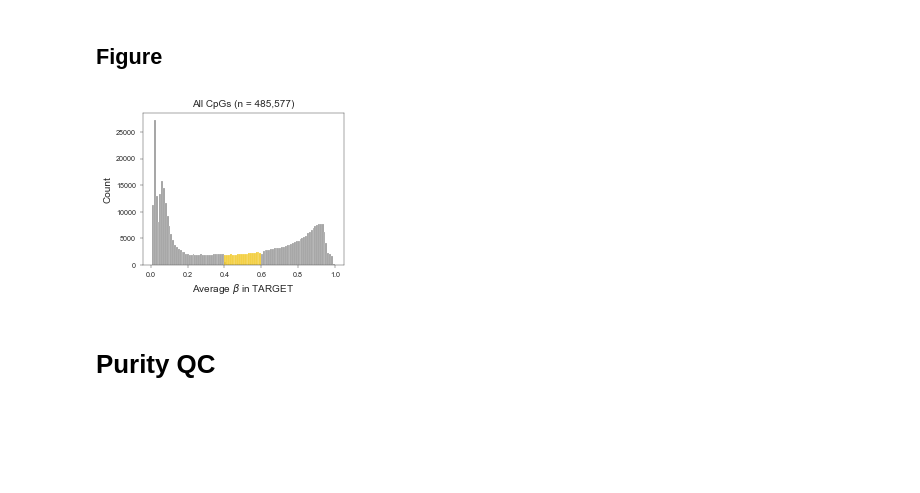
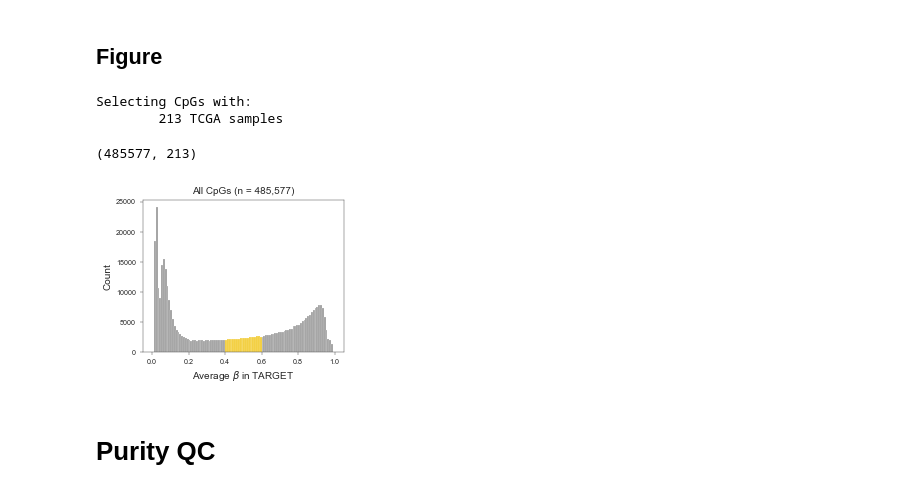
Before and after one commit to danmonyak/EpiClockNBL, a Jupyter notebook: Select_fCpGs/Save unbiased sites beta values.ipynb, the cells around one changed output. Saved outputs shown, nothing was run; the diff lists cells and outputs as text; code cells hidden in the pictures; blank space fills up the shorter version.

```diff
--- a/Select_fCpGs/Save unbiased sites beta values.ipynb
+++ b/Select_fCpGs/Save unbiased sites beta values.ipynb
@@ -71,45 +52,65 @@ Selecting CpGs with:
 sf = pc_consts['sf']
 figsize = np.array([9, 7])
 sns.set(rc={"savefig.bbox":'tight', 'axes.linewidth':sf}, font_scale=1, style='ticks')
+# %%
+mean_only_criteria = copy.deepcopy(local_util.CLOCK_CRITERIA)
+del mean_only_criteria['normal']
+del mean_only_criteria['tumor']['beta_nan_fracs']
+mean_only_criteria
+
+mean_only_sites = local_util.gen_CpG_set(data, criteria=mean_only_criteria, neutral_DNA_CpG_list=None)
+# %% [output]
+Selecting CpGs with:
+        213 TCGA samples
+# %%
+data['tumor']['beta_values_SELECTION'].shape
+# %% [output]
+(485577, 213)
 # %%
 ## Inter-tumor mean
 # Plot inter-tumor mean beta for each unbiased site
 
 # Create plot
 fig, ax = plt.subplots(1, 1, figsize=figsize * sf)
 
 binwidth=0.01
 # bins = np.concatenate([
 #     getBinEdges(data['tumor']['beta_means'].loc[data['allCpGs']].min(), data['tumor']['beta_means'].loc[unbiased_sites].min(), binwidth, hardStop=True),
 #     getBinEdges(data['tumor']['beta_means'].loc[unbiased_sites].max(), data['tumor']['beta_means'].loc[data['allCpGs']].max(), binwidth, hardStop=False)
 # ])
 
+bins = np.concatenate([
+    local_util.getBinEdges(data['tumor']['beta_means'].min(), data['tumor']['beta_means'].loc[mean_only_sites].min(), binwidth, hardStop=True),
+    local_util.getBinEdges(data['tumor']['beta_means'].loc[mean_only_sites].max(), data['tumor']['beta_means'].max(), binwidth, hardStop=False)
+])
 sns.histplot(ax=ax,      # Biased sites
-             x=data['tumor']['beta_means'].loc[list(set(data['allCpGs']).difference(set(unbiased_sites)))],
+             # x=data['tumor']['beta_means'].loc[list(set(data['allCpGs']).difference(set(unbiased_sites)))],
+             x=data['tumor']['beta_means'].loc[list(set(data['allCpGs']).difference(set(mean_only_sites)))],
              color=pc_consts['palette_jco'][2], alpha=pc_consts['opacity'],
-             binwidth=binwidth
-#              bins = bins
+             # binwidth=binwidth
+             bins = bins
             )
 sns.histplot(ax=ax,      # Unbiased sites
-             x=data['tumor']['beta_means'].loc[unbiased_sites],
+             # x=data['tumor']['beta_means'].loc[unbiased_sites],
+             x=data['tumor']['beta_means'].loc[mean_only_sites],
              color=pc_consts['palette_jco'][1], alpha=pc_consts['opacity'], binwidth=binwidth
             )
 
 # Customize figure
 ax.set_xlabel(r'Average $\beta$ in TARGET', fontsize=pc_consts['labelfontsize'] * sf)
 ax.set_ylabel(ax.get_ylabel(), fontsize=pc_consts['labelfontsize'] * sf)
 ax.set_title(f'All CpGs (n = {data["tumor"]["beta_means"].shape[0]:,})', fontsize=pc_consts['labelfontsize'] * sf)
 ax.tick_params(axis='both', labelsize=pc_consts['ticksfontsize'] * sf, width=sf, length=8 * sf)
 
 # Label fluctuating sites
 # ax.text(0.5, 0.5, 'Unbiased CpGs',
 #         ha="left", va="bottom", fontfamily='sans-serif', color='black',
 #         fontsize=pc_consts['labelfontsize'] * 0.8 * sf)
 
 # Save figure
-fig.savefig(os.path.join(figure_outdir, 'pick_unbiased_sites.pdf'), format='pdf', pad_inches=0.1)
+fig.savefig(os.path.join(figure_outdir, 'pick_unbiased_sites.svg'), format='svg', pad_inches=0.1)
 # %% [output]
-[figure, old version]
+[figure, new version]
 # %% [markdown]
 # Purity QC
 # %%
```
Also changed, not shown: parts of 5 cells of this notebook, 1 other file.
